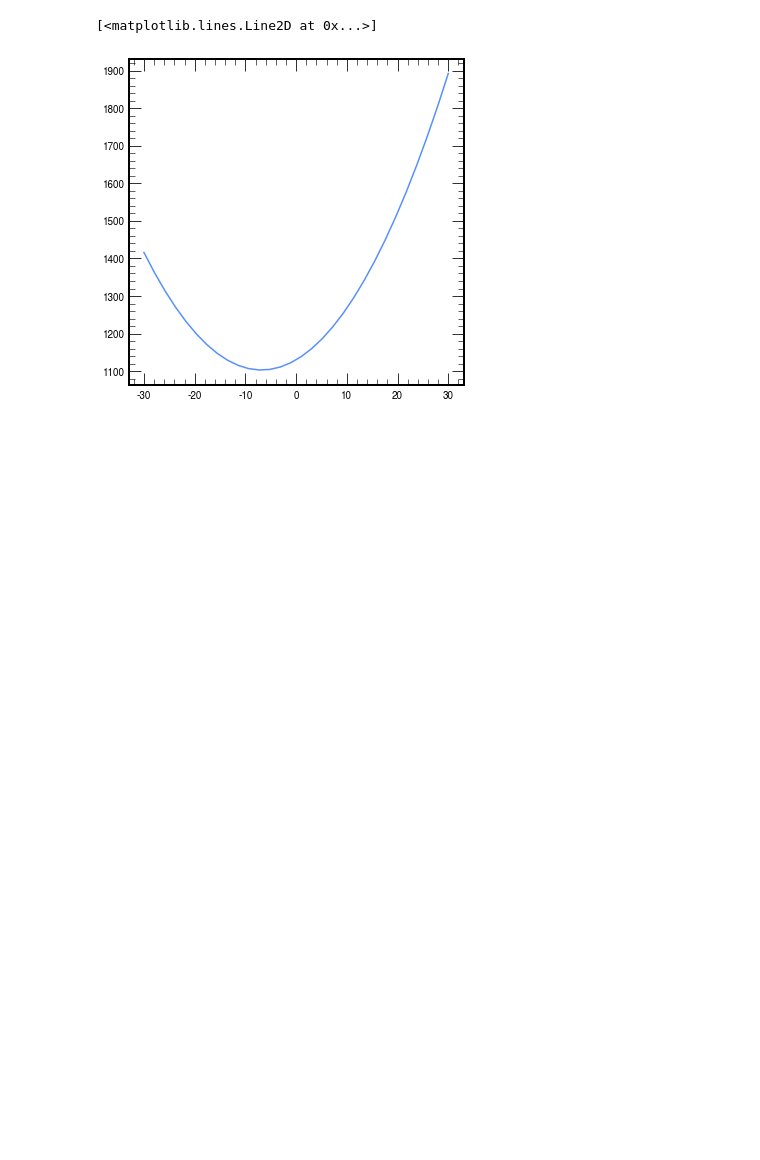
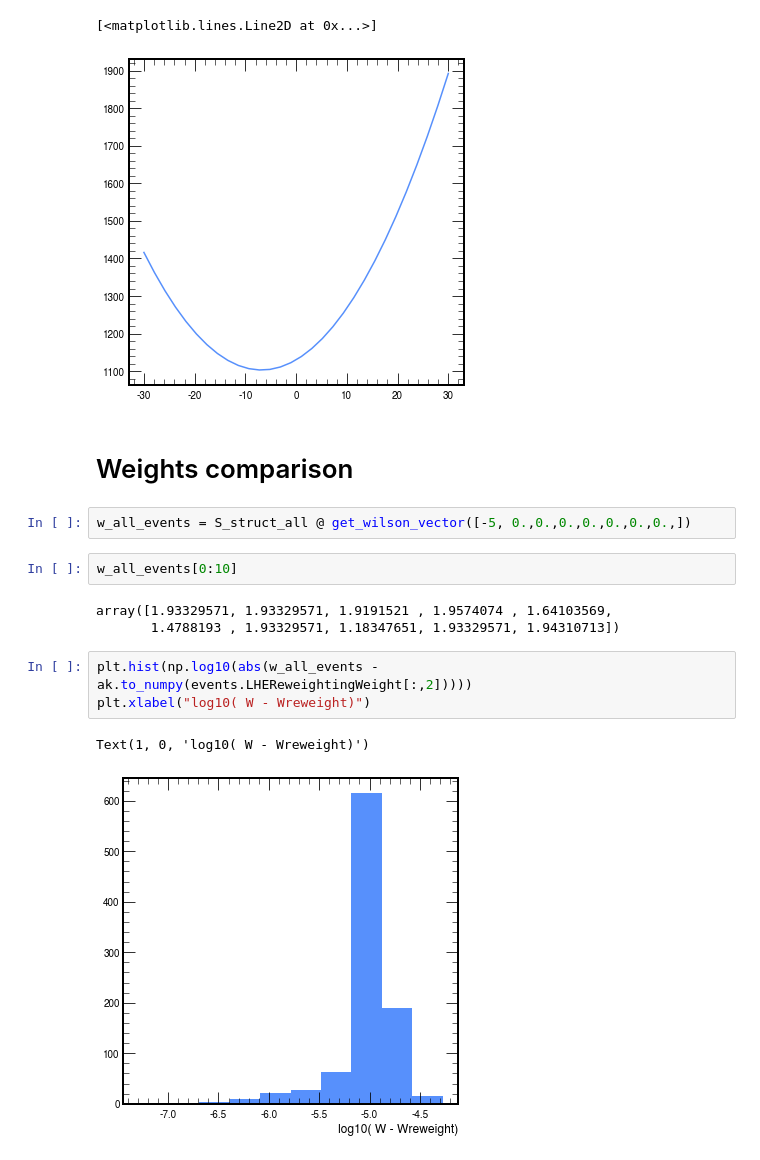
Before and after one commit to PocketCoffea/AnalysisConfigs, a Jupyter notebook: configs/ttHbb/semileptonic/eft/WilsonRotation.ipynb, the cells around one changed output. Cells and saved outputs as stored; diff of their text form; blank space fills up the shorter version.

```diff
--- a/configs/ttHbb/semileptonic/eft/WilsonRotation.ipynb
+++ b/configs/ttHbb/semileptonic/eft/WilsonRotation.ipynb
@@ -279,3 +279,18 @@ plt.plot(x, out)
 # %% [output]
 [<matplotlib.lines.Line2D at 0x...>]
 [figure]
+# %% [markdown]
+# Weights comparison
+# %%
+w_all_events = S_struct_all @ get_wilson_vector([-5, 0.,0.,0.,0.,0.,0.,0.,])
+# %%
+w_all_events[0:10]
+# %% [output]
+array([1.93329571, 1.93329571, 1.9191521 , 1.9574074 , 1.64103569,
+       1.4788193 , 1.93329571, 1.18347651, 1.93329571, 1.94310713])
+# %%
+plt.hist(np.log10(abs(w_all_events - ak.to_numpy(events.LHEReweightingWeight[:,2]))))
+plt.xlabel("log10( W - Wreweight)")
+# %% [output]
+Text(1, 0, 'log10( W - Wreweight)')
+[figure, added]
```
Also changed, not shown: parts of 1 cell of this notebook.
